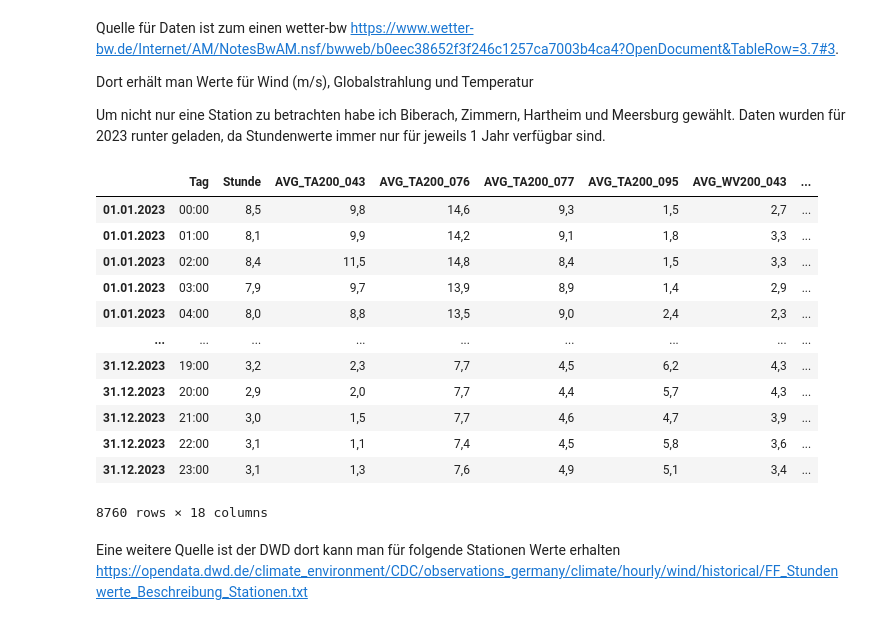
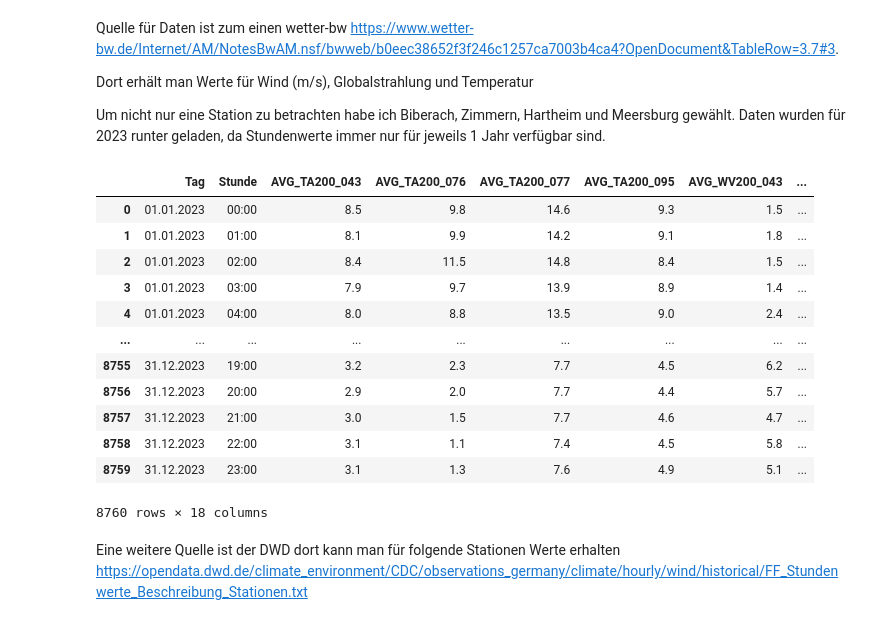
Before and after one commit to strubbi77/breisgauwind, a Jupyter notebook: Untitled.ipynb, the cells around one changed output. Drawn from its saved outputs; the diff is of its cells as text; code cells hidden in the pictures.

Commit message:
Daten weiterverarbeitet. Join der Stundenwerte ist fertig.

```diff
--- a/Untitled.ipynb
+++ b/Untitled.ipynb
@@ -8,21 +8,21 @@ Um nicht nur eine Station zu betrachten habe ich Biberach, Zimmern, Hartheim und
 Daten wurden für 2023 runter geladen, da Stundenwerte immer nur für jeweils 1 Jahr verfügbar sind.
 # %%
 import pandas as pd
-Stundenwerte = pd.read_csv("Stunde_077_sv.csv",sep=';')
+Stundenwerte = pd.read_csv("Stunde_077_sv.csv",sep=';',header=0,index_col=False)
 Stundenwerte
 # %% [output]
 |  | Tag | Stunde | AVG_TA200_043 | AVG_TA200_076 | AVG_TA200_077 | AVG_TA200_095 | AVG_WV200_043 | ... |
-| 01.01.2023 | 00:00 | 8,5 | 9,8 | 14,6 | 9,3 | 1,5 | 2,7 | ... |
-| 01.01.2023 | 01:00 | 8,1 | 9,9 | 14,2 | 9,1 | 1,8 | 3,3 | ... |
-| 01.01.2023 | 02:00 | 8,4 | 11,5 | 14,8 | 8,4 | 1,5 | 3,3 | ... |
-| 01.01.2023 | 03:00 | 7,9 | 9,7 | 13,9 | 8,9 | 1,4 | 2,9 | ... |
-| 01.01.2023 | 04:00 | 8,0 | 8,8 | 13,5 | 9,0 | 2,4 | 2,3 | ... |
+| 0 | 01.01.2023 | 00:00 | 8.5 | 9.8 | 14.6 | 9.3 | 1.5 | ... |
+| 1 | 01.01.2023 | 01:00 | 8.1 | 9.9 | 14.2 | 9.1 | 1.8 | ... |
+| 2 | 01.01.2023 | 02:00 | 8.4 | 11.5 | 14.8 | 8.4 | 1.5 | ... |
+| 3 | 01.01.2023 | 03:00 | 7.9 | 9.7 | 13.9 | 8.9 | 1.4 | ... |
+| 4 | 01.01.2023 | 04:00 | 8.0 | 8.8 | 13.5 | 9.0 | 2.4 | ... |
 | ... | ... | ... | ... | ... | ... | ... | ... | ... |
-| 31.12.2023 | 19:00 | 3,2 | 2,3 | 7,7 | 4,5 | 6,2 | 4,3 | ... |
-| 31.12.2023 | 20:00 | 2,9 | 2,0 | 7,7 | 4,4 | 5,7 | 4,3 | ... |
-| 31.12.2023 | 21:00 | 3,0 | 1,5 | 7,7 | 4,6 | 4,7 | 3,9 | ... |
-| 31.12.2023 | 22:00 | 3,1 | 1,1 | 7,4 | 4,5 | 5,8 | 3,6 | ... |
-| 31.12.2023 | 23:00 | 3,1 | 1,3 | 7,6 | 4,9 | 5,1 | 3,4 | ... |
+| 8755 | 31.12.2023 | 19:00 | 3.2 | 2.3 | 7.7 | 4.5 | 6.2 | ... |
+| 8756 | 31.12.2023 | 20:00 | 2.9 | 2.0 | 7.7 | 4.4 | 5.7 | ... |
+| 8757 | 31.12.2023 | 21:00 | 3.0 | 1.5 | 7.7 | 4.6 | 4.7 | ... |
+| 8758 | 31.12.2023 | 22:00 | 3.1 | 1.1 | 7.4 | 4.5 | 5.8 | ... |
+| 8759 | 31.12.2023 | 23:00 | 3.1 | 1.3 | 7.6 | 4.9 | 5.1 | ... |
 8760 rows × 18 columns
 # %% [markdown]
 Eine weitere Quelle ist der DWD dort kann man für folgende Stationen Werte erhalten
```
Also changed, not shown: parts of 10 cells of this notebook, 1 other file.
